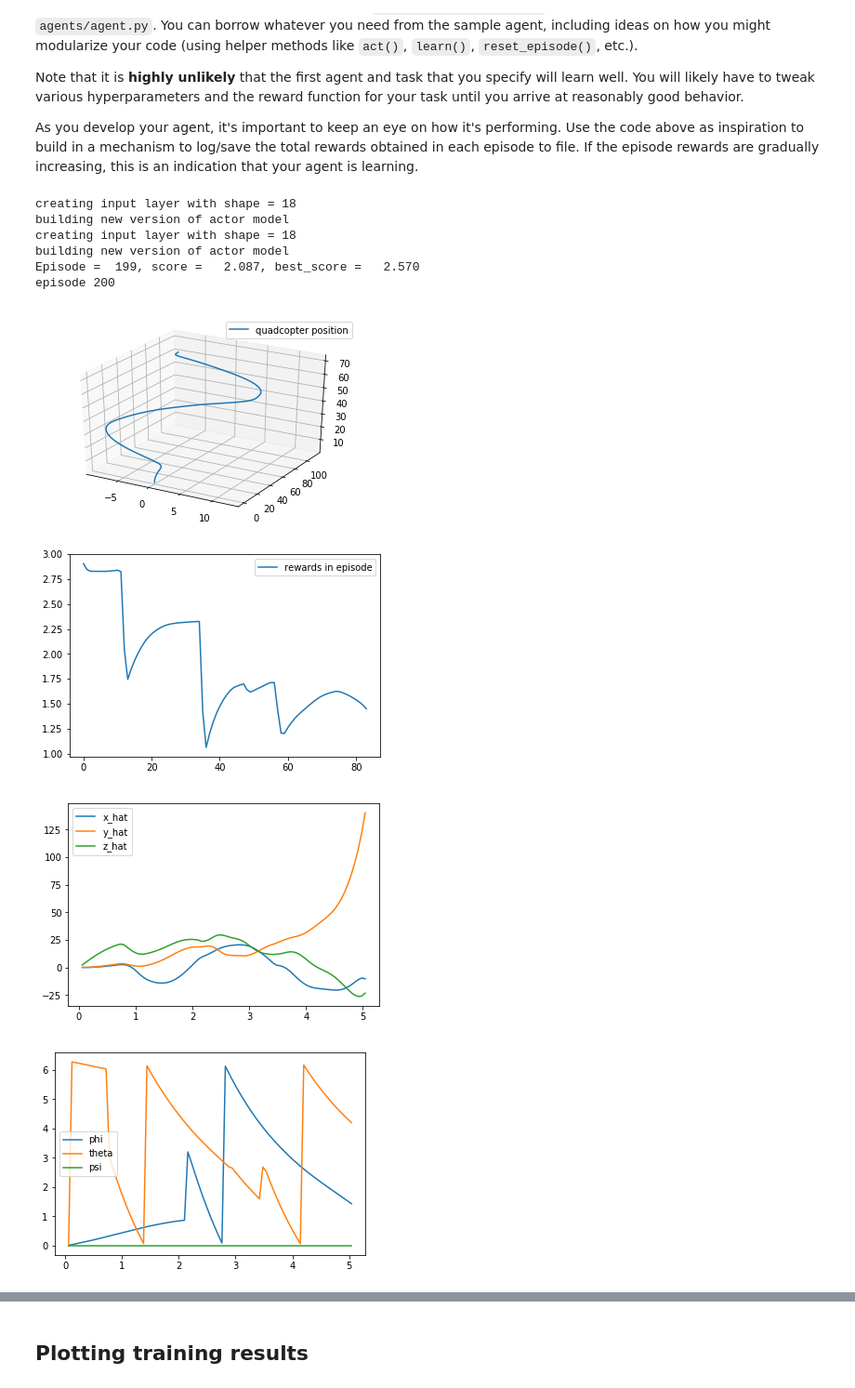
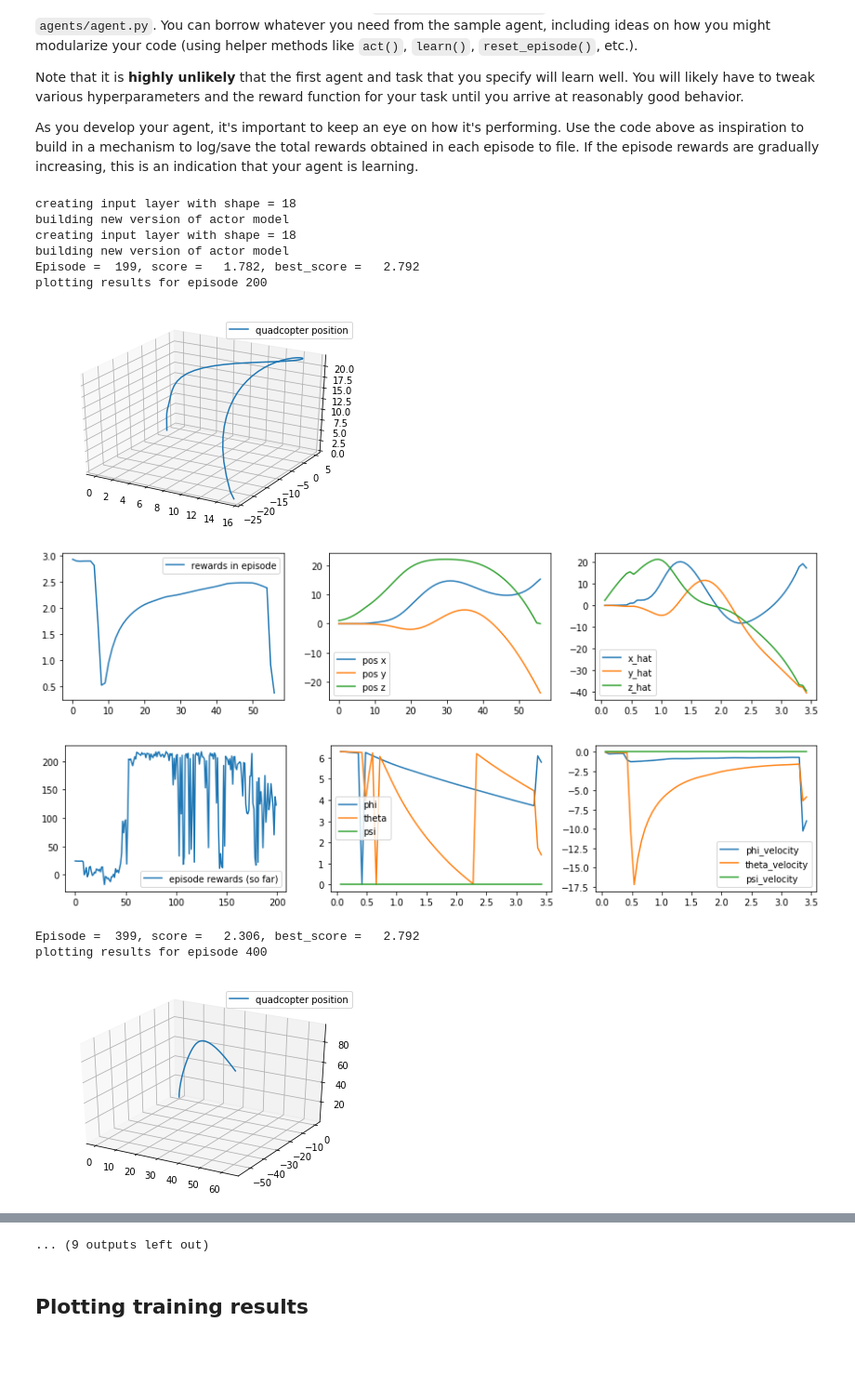
Before and after one commit to mathias-ekstroem/RL-Quadcopter-2, a Jupyter notebook: Quadcopter_Project-Copy1.ipynb, the cells around one changed output, grey strips where cells are left out. Shown at 93% size. Saved outputs shown, nothing was run; the diff lists cells and outputs as text; code cells hidden in the pictures; blank space fills up the shorter version.

```diff
--- a/Quadcopter_Project-Copy1.ipynb
+++ b/Quadcopter_Project-Copy1.ipynb
@@ -248,33 +247,48 @@ labels = ['time', 'x', 'y', 'z', 'phi', 'theta', 'psi', 'x_velocity',
           'y_velocity', 'z_velocity', 'phi_velocity', 'theta_velocity',
           'psi_velocity', 'rotor_speed1', 'rotor_speed2', 'rotor_speed3', 'rotor_speed4']
 # %%
-def plot_results(results, rewards):
+def plot_results(results, rewards, rewards_list_sum):
+    # quadcopter position in 3d
     fig = plt.figure()
     ax = fig.gca(projection='3d')
-
     ax.plot(results['x'], results['y'], results['z'], label='quadcopter position')
     ax.legend()
     plt.show()
 
+    plt.figure(1, figsize=(15,3))
+    plt.subplot(131)
     plt.plot(rewards, label='rewards in episode')
     plt.legend()
-    plt.show()
+
+    # quadcopter position in 2d
+    plt.subplot(132)
+    plt.plot(results['x'], label='pos x')
+    plt.plot(results['y'], label='pos y')
+    plt.plot(results['z'], label='pos z')
+    plt.legend()
 
     # velocity
+    plt.subplot(133)
     plt.plot(results['time'], results['x_velocity'], label='x_hat')
     plt.plot(results['time'], results['y_velocity'], label='y_hat')
     plt.plot(results['time'], results['z_velocity'], label='z_hat')
     plt.legend()
     plt.show()
 
+    plt.figure(2, figsize=(15,3))
+    plt.subplot(131)
+    plt.plot(rewards_list_sum, label='episode rewards (so far)')
+    plt.legend()
+
     # quadcopter rotation
+    plt.subplot(132)
     plt.plot(results['time'], results['phi'], label='phi')
     plt.plot(results['time'], results['theta'], label='theta')
     plt.plot(results['time'], results['psi'], label='psi')
     plt.legend()
-    plt.show()
 
     # velocities (in radians per second)
+    plt.subplot(133)
     plt.plot(results['time'], results['phi_velocity'], label='phi_velocity')
     plt.plot(results['time'], results['theta_velocity'], label='theta_velocity')
     plt.plot(results['time'], results['psi_velocity'], label='psi_velocity')
@@ -340,6 +317,7 @@ best_score = -np.inf
 
 results_list = []
 rewards_list = []
+rewards_list_sum = []
 
 for i_episode in range(1, num_episodes+1):
     state = agent.reset_episode() # start a new episode
@@ -357,39 +335,41 @@ for i_episode in range(1, num_episodes+1):
         rewards.append(reward)
 
         agent.step(action, reward, next_state, done)
         state = next_state
 
         to_write = [task.sim.time] + list(task.sim.pose) + list(task.sim.v) + list(task.sim.angular_v) + list(action)
         for ii in range(len(labels)):
             results[labels[ii]].append(to_write[ii])
 
         count += 1
         if done:
             score = total_reward / float(count) if count else 0.0
 
             results_list.append(results)
             rewards_list.append(rewards)
+            rewards_list_sum.append(np.sum(rewards))
 
             if score > best_score:
                 best_score = score
 
             # plot every 200 episodes
             if i_episode % 200 == 0:
-                print('\nepisode {}'.format(i_episode))
-
-                plot_results(results, rewards)
+                print('\nplotting results for episode {}'.format(i_episode))
+                plot_results(results, rewards, rewards_list_sum)
 
             print("\rEpisode = {:4d}, score = {:7.3f}, best_score = {:7.3f}".format(i_episode, score, best_score), end="")  # [debug]
             break
     sys.stdout.flush()
 # %% [output]
 creating input layer with shape = 18
 building new version of actor model
 creating input layer with shape = 18
 building new version of actor model
-Episode =  199, score =   2.087, best_score =   2.570
-episode 200
+Episode =  199, score =   1.782, best_score =   2.792
+plotting results for episode 200
-[figure, old version]
+[figure, new version]
-[figure, old version]
+[figure, new version]
-[figure, old version]
+[figure, new version]
+Episode =  399, score =   2.306, best_score =   2.792
+plotting results for episode 400
-[figure, old version]
+[figure, new version]
@@ -399,3 +383,4 @@ KeyboardInterrupt:
+... (9 outputs left out)
 # %% [markdown]
 ## Plotting training results
 # %%
```
Also changed, not shown: parts of 11 cells of this notebook, 5 other files.
